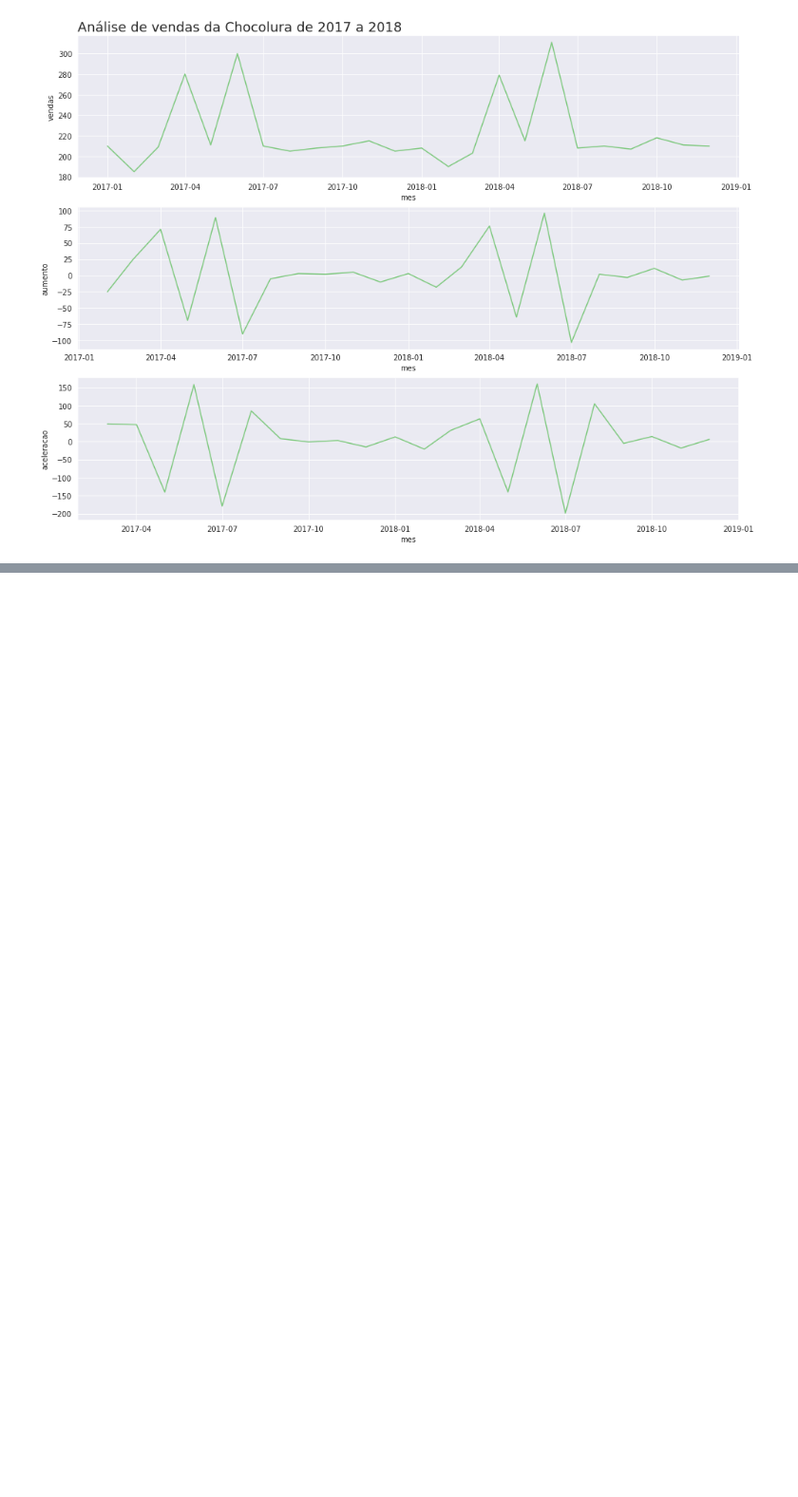
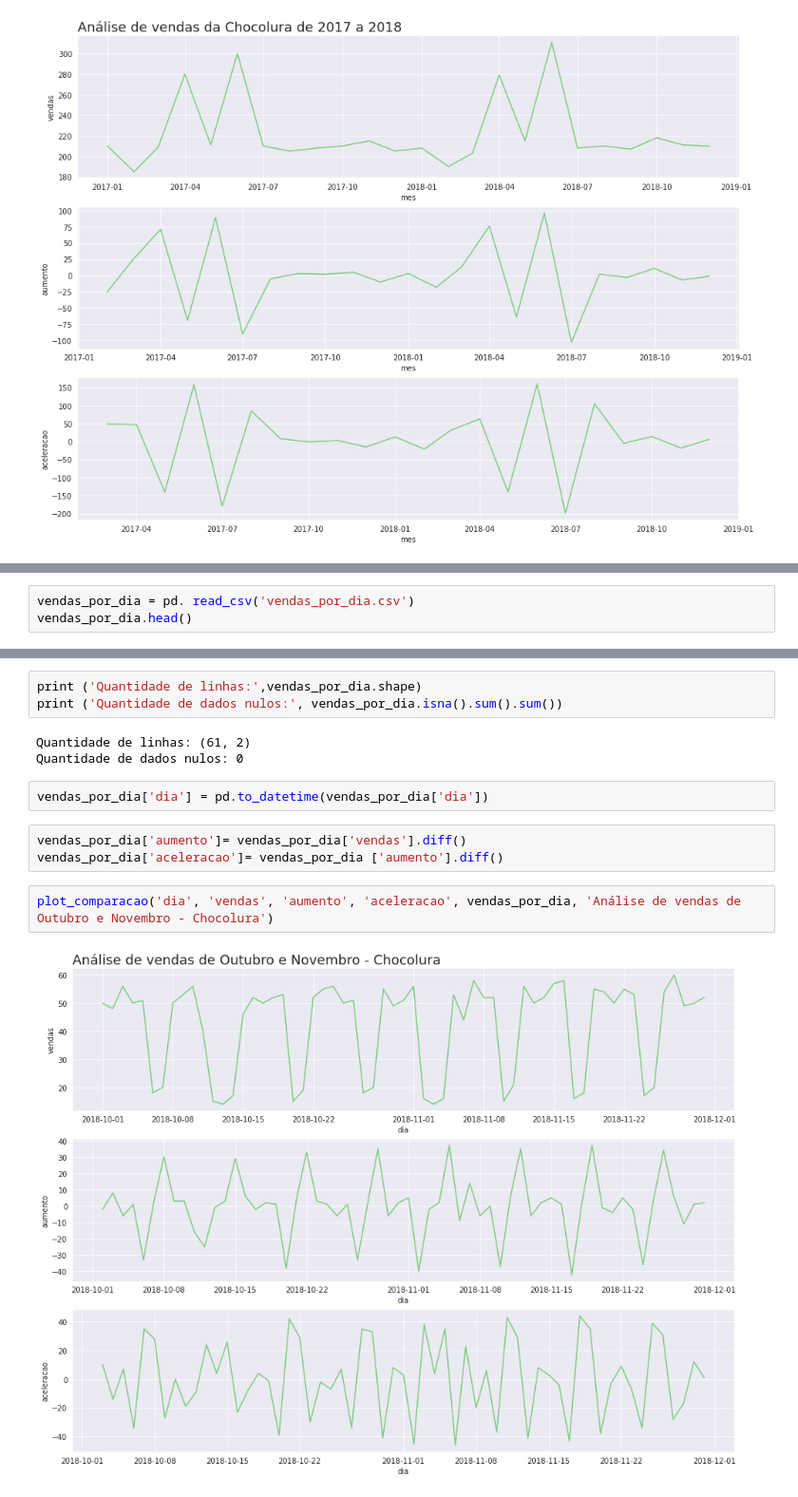
Before and after one commit to erikamarchi/data-science-introducao-a-analise-de-series-temporais, a Jupyter notebook: SeriesTemporais.ipynb, the cells around one changed output, grey strips where cells are left out. Shown: that part at 95% size. Drawn from its saved outputs; the diff is of its cells as text; blank space fills up the shorter version.

Commit message:
Investiga sazonalidade nas vendas de chocolate

```diff
--- a/SeriesTemporais.ipynb
+++ b/SeriesTemporais.ipynb
@@ -249,0 +252,3 @@ plot_comparacao('mes', 'vendas', 'aumento', 'aceleracao', chocolura, 'Análise d
+# %%
+vendas_por_dia = pd. read_csv('vendas_por_dia.csv')
+vendas_por_dia.head()
@@ -249,0 +262,15 @@ plot_comparacao('mes', 'vendas', 'aumento', 'aceleracao', chocolura, 'Análise d
+# %%
+print ('Quantidade de linhas:',vendas_por_dia.shape)
+print ('Quantidade de dados nulos:', vendas_por_dia.isna().sum().sum())
+# %% [output]
+Quantidade de linhas: (61, 2)
+Quantidade de dados nulos: 0
+# %%
+vendas_por_dia['dia'] = pd.to_datetime(vendas_por_dia['dia'])
+# %%
+vendas_por_dia['aumento']= vendas_por_dia['vendas'].diff()
+vendas_por_dia['aceleracao']= vendas_por_dia ['aumento'].diff()
+# %%
+plot_comparacao('dia', 'vendas', 'aumento', 'aceleracao', vendas_por_dia, 'Análise de vendas de Outubro e Novembro - Chocolura')
+# %% [output]
+[figure, added]
```
Also changed, not shown: parts of 9 cells of this notebook.
